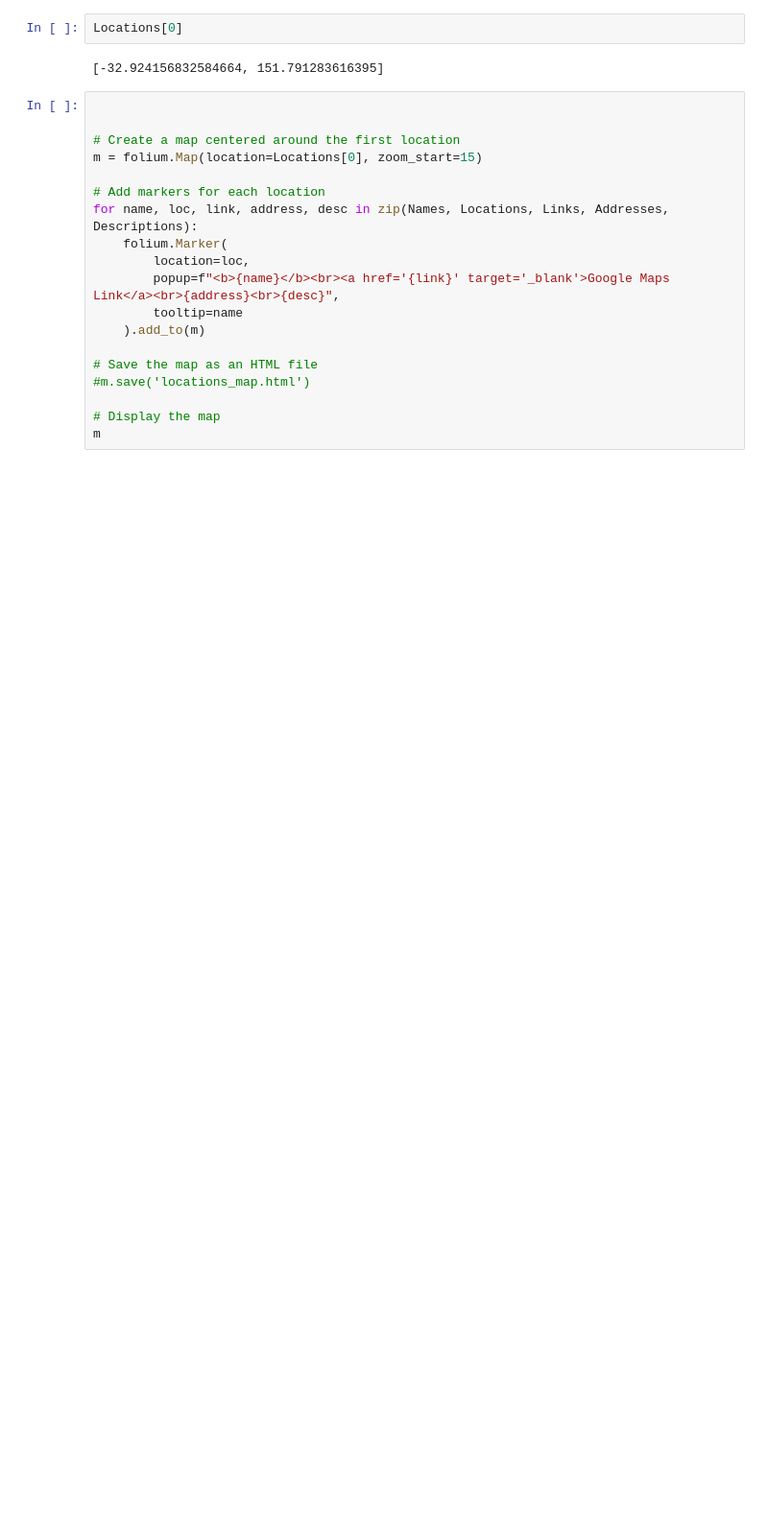
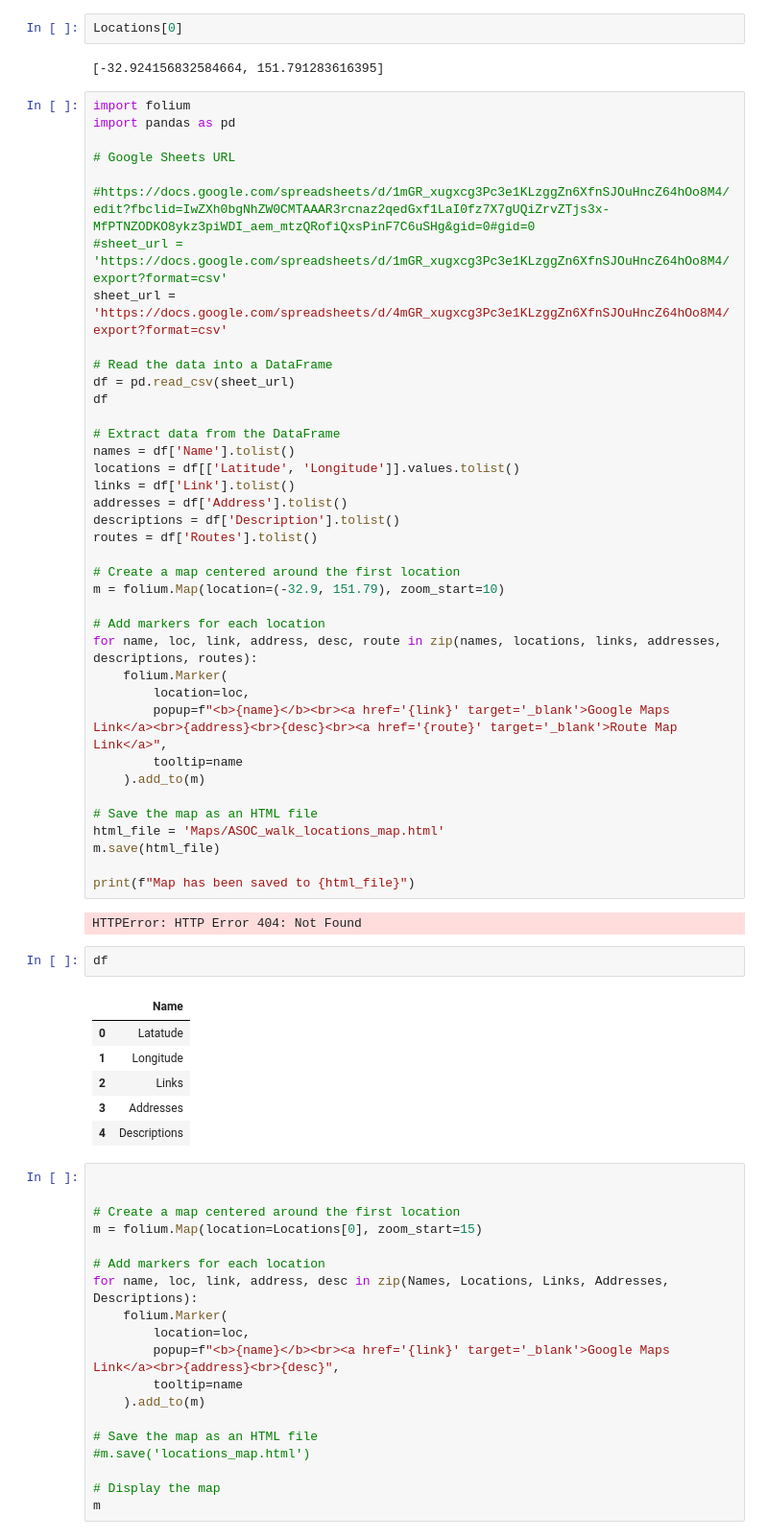
Before and after one commit to NUAC-AV/ASOC-UON, a Jupyter notebook: ASOC_Walks.ipynb, the cells around one changed output. Shown: that part at 96% size. Saved outputs shown, nothing was run; the diff lists cells and outputs as text; blank space fills up the shorter version.

```diff
--- a/ASOC_Walks.ipynb
+++ b/ASOC_Walks.ipynb
@@ -63,6 +63,55 @@ m
 Locations[0]
 # %% [output]
 [-32.924156832584664, 151.791283616395]
+# %%
+import folium
+import pandas as pd
+
+# Google Sheets URL
+
+#https://docs.google.com/spreadsheets/d/1mGR_xugxcg3Pc3e1KLzggZn6XfnSJOuHncZ64hOo8M4/edit?fbclid=IwZXh0bgNhZW0CMTAAAR3rcnaz2qedGxf1LaI0fz7X7gUQiZrvZTjs3x-MfPTNZODKO8ykz3piWDI_aem_mtzQRofiQxsPinF7C6uSHg&gid=0#gid=0
+#sheet_url = 'https://docs.google.com/spreadsheets/d/1mGR_xugxcg3Pc3e1KLzggZn6XfnSJOuHncZ64hOo8M4/export?format=csv'
+sheet_url = 'https://docs.google.com/spreadsheets/d/4mGR_xugxcg3Pc3e1KLzggZn6XfnSJOuHncZ64hOo8M4/export?format=csv'
+
+# Read the data into a DataFrame
+df = pd.read_csv(sheet_url)
+df
+
+# Extract data from the DataFrame
+names = df['Name'].tolist()
+locations = df[['Latitude', 'Longitude']].values.tolist()
+links = df['Link'].tolist()
+addresses = df['Address'].tolist()
+descriptions = df['Description'].tolist()
+routes = df['Routes'].tolist()
+
+# Create a map centered around the first location
+m = folium.Map(location=(-32.9, 151.79), zoom_start=10)
+
+# Add markers for each location
+for name, loc, link, address, desc, route in zip(names, locations, links, addresses, descriptions, routes):
+    folium.Marker(
+        location=loc,
+        popup=f"<b>{name}</b><br><a href='{link}' target='_blank'>Google Maps Link</a><br>{address}<br>{desc}<br><a href='{route}' target='_blank'>Route Map Link</a>",
+        tooltip=name
+    ).add_to(m)
+
+# Save the map as an HTML file
+html_file = 'Maps/ASOC_walk_locations_map.html'
+m.save(html_file)
+
+print(f"Map has been saved to {html_file}")
+# %% [output]
+HTTPError: HTTP Error 404: Not Found
+# %%
+df
+# %% [output]
+|  | Name |
+| 0 | Latatude |
+| 1 | Longitude |
+| 2 | Links |
+| 3 | Addresses |
+| 4 | Descriptions |
 # %%
 
 
```
Also changed, not shown: 2 other files.
